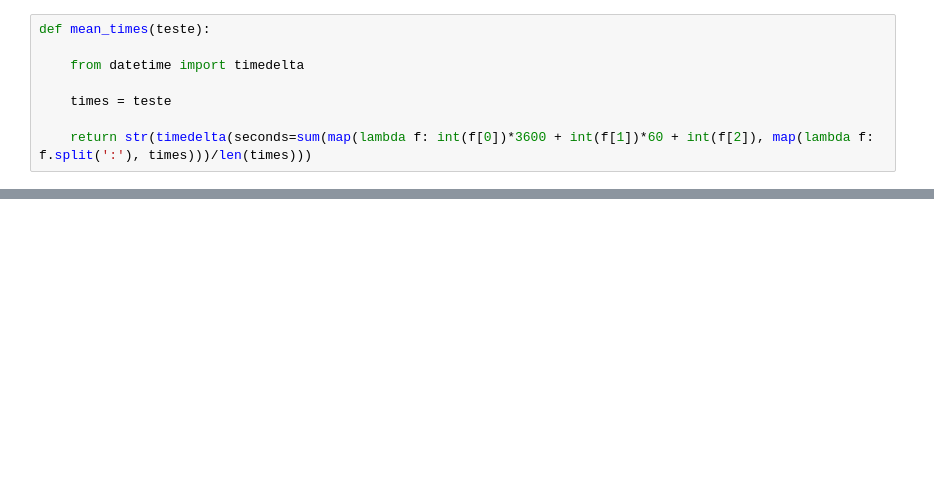
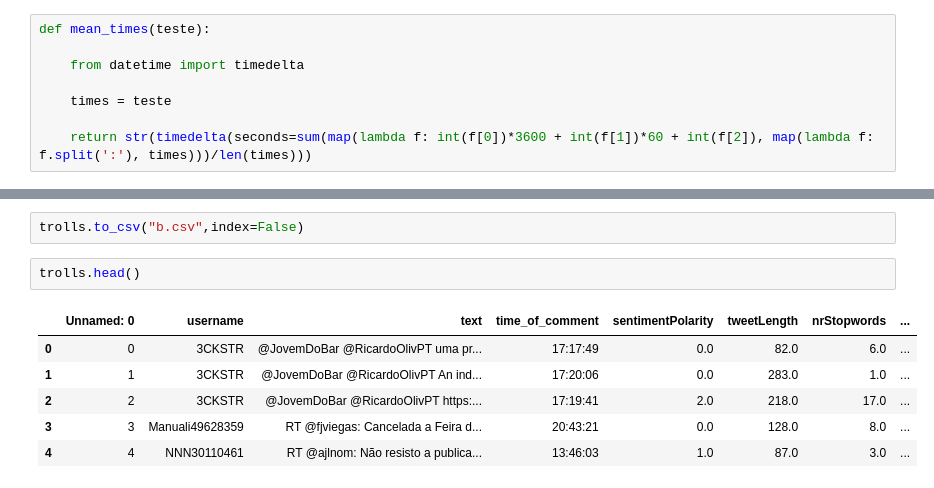
Before and after one commit to tiagonc96/trollprofiles, a Jupyter notebook: CsvStatistics.ipynb, the cells around one changed output, grey strips where cells are left out. Drawn from its saved outputs; the diff is of its cells as text; blank space fills up the shorter version.

```diff
--- a/CsvStatistics.ipynb
+++ b/CsvStatistics.ipynb
@@ -101,0 +140,11 @@ len(normal)
+# %%
+trolls.to_csv("b.csv",index=False)
+# %%
+trolls.head()
+# %% [output]
+|  | Unnamed: 0 | username | text | time_of_comment | sentimentPolarity | tweetLength | nrStopwords | ... |
+| 0 | 0 | 3CKSTR | @JovemDoBar @RicardoOlivPT uma pr... | 17:17:49 | 0.0 | 82.0 | 6.0 | ... |
+| 1 | 1 | 3CKSTR | @JovemDoBar @RicardoOlivPT An ind... | 17:20:06 | 0.0 | 283.0 | 1.0 | ... |
+| 2 | 2 | 3CKSTR | @JovemDoBar @RicardoOlivPT https:... | 17:19:41 | 2.0 | 218.0 | 17.0 | ... |
+| 3 | 3 | Manuali49628359 | RT @fjviegas: Cancelada a Feira d... | 20:43:21 | 0.0 | 128.0 | 8.0 | ... |
+| 4 | 4 | NNN30110461 | RT @ajlnom: Não resisto a publica... | 13:46:03 | 1.0 | 87.0 | 3.0 | ... |
```
Also changed, not shown: parts of 7 cells of this notebook, 8 other files.
